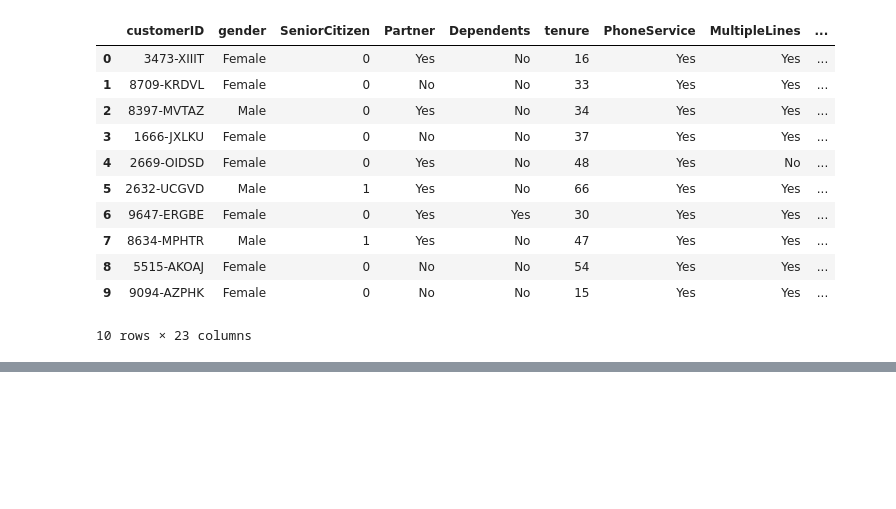
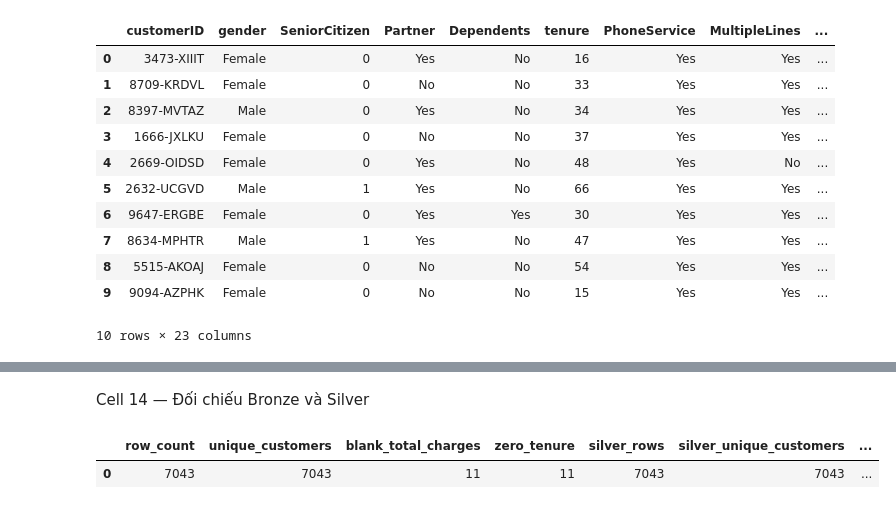
Before and after one commit to huyenpiano1711/BTQT2_Telco_dbt_BigQuery, a Jupyter notebook: telco_bronze_to_silver.ipynb, the cells around one changed output, grey strips where cells are left out. Drawn from its saved outputs; the diff is of its cells as text; code cells hidden in the pictures; blank space fills up the shorter version.

```diff
--- a/telco_bronze_to_silver.ipynb
+++ b/telco_bronze_to_silver.ipynb
@@ -251,0 +421,42 @@ bq.query(f"SELECT * FROM `{table_id}` LIMIT 10").to_dataframe()
+# %% [markdown]
+Cell 14 — Đối chiếu Bronze và Silver
+# %%
+# Đảm bảo các biến cấu hình và client được thiết lập an toàn
+PROJECT_ID = globals().get('PROJECT_ID', 'btqt2-telco-dbt-bigquery')
+BRONZE_DATASET = globals().get('BRONZE_DATASET', 'bronze_telco')
+BRONZE_TABLE = globals().get('BRONZE_TABLE', 'customers_raw')
+
+SILVER_DATASET = globals().get('SILVER_DATASET', 'silver_telco')
+SILVER_TABLE = globals().get('SILVER_TABLE', 'customers_cleaned')
+
+table_id = globals().get('table_id', f"{PROJECT_ID}.{BRONZE_DATASET}.{BRONZE_TABLE}")
+silver_id = globals().get('silver_id', f"{PROJECT_ID}.{SILVER_DATASET}.{SILVER_TABLE}")
+
+from google.cloud import bigquery
+bq = globals().get('bq') or bigquery.Client(project=PROJECT_ID)
+
+compare_sql = f"""
+WITH bronze AS (
+  SELECT COUNT(*) AS row_count,
+         COUNT(DISTINCT customerID) AS unique_customers,
+         COUNTIF(TRIM(TotalCharges) = '') AS blank_total_charges,
+         COUNTIF(SAFE_CAST(tenure AS INT64) = 0) AS zero_tenure
+  FROM `{table_id}`
+), silver AS (
+  SELECT COUNT(*) AS row_count,
+         COUNT(DISTINCT customer_id) AS unique_customers,
+         COUNTIF(total_charges IS NULL) AS null_total_charges,
+         COUNTIF(is_total_charges_imputed) AS imputed_count,
+         COUNTIF(is_new_customer) AS zero_tenure
+  FROM `{silver_id}`
+)
+SELECT bronze.*, silver.row_count AS silver_rows,
+       silver.unique_customers AS silver_unique_customers,
+       silver.null_total_charges, silver.imputed_count,
+       silver.zero_tenure AS silver_zero_tenure
+FROM bronze CROSS JOIN silver
+"""
+display(bq.query(compare_sql).to_dataframe())
+# %% [output]
+|  | row_count | unique_customers | blank_total_charges | zero_tenure | silver_rows | silver_unique_customers | ... |
+| 0 | 7043 | 7043 | 11 | 11 | 7043 | 7043 | ... |
```
Also changed, not shown: parts of 13 cells of this notebook.
